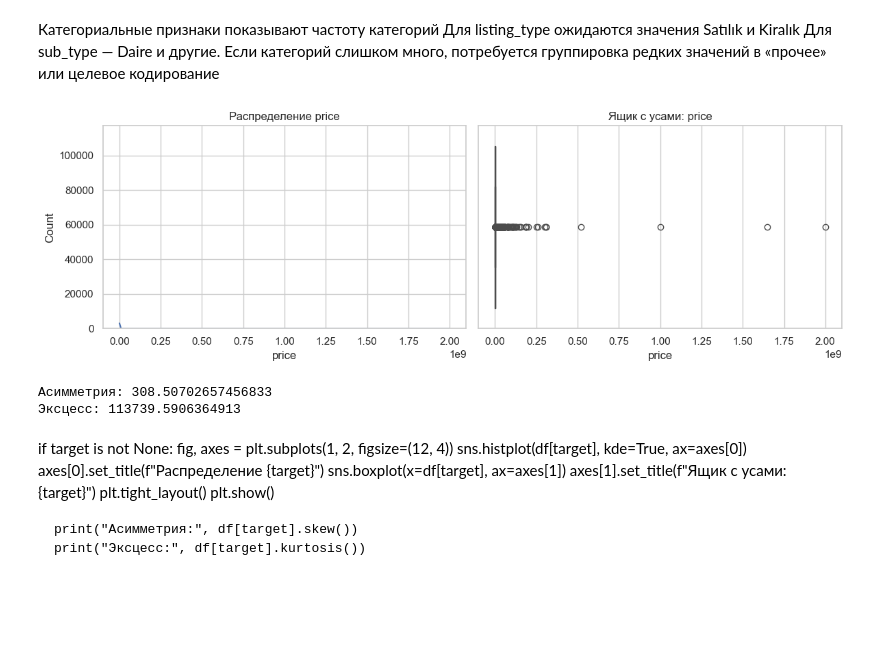
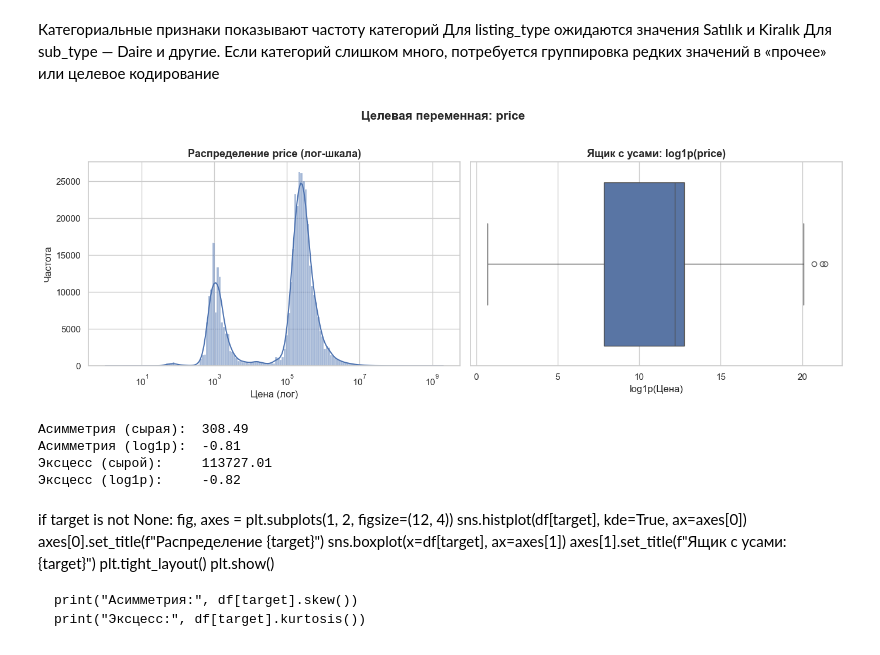
Before and after one commit to velvetrobe/Turkish_real_estate_machine, a Jupyter notebook: real_estate.ipynb, the cells around one changed output. Cells and saved outputs as stored; diff of their text form; code cells hidden in the pictures; blank space fills up the shorter version.

```diff
--- a/real_estate.ipynb
+++ b/real_estate.ipynb
@@ -145,20 +145,35 @@ Name: count, dtype: int64
 Категориальные признаки показывают частоту категорий Для listing_type ожидаются значения Satılık и Kiralık Для sub_type — Daire и другие. Если категорий слишком много, потребуется группировка редких значений в «прочее» или целевое кодирование
 # %%
 if target is not None:
-    fig, axes = plt.subplots(1, 2, figsize=(12, 4))
-    sns.histplot(df[target], kde=True, ax=axes[0])
-    axes[0].set_title(f"Распределение {target}")
-    sns.boxplot(x=df[target], ax=axes[1])
-    axes[1].set_title(f"Ящик с усами: {target}")
+    price = df[target].dropna()
+    price = price[price > 0]
+
+    fig, axes = plt.subplots(1, 2, figsize=(14, 5))
+
+    sns.histplot(price, kde=True, ax=axes[0],
+                 color="#4C72B0", edgecolor="white", log_scale=True)
+    axes[0].set_title(f"Распределение {target} (лог-шкала)", fontsize=13, fontweight="bold")
+    axes[0].set_xlabel("Цена (лог)")
+    axes[0].set_ylabel("Частота")
+
+    sns.boxplot(x=np.log1p(price), ax=axes[1], color="#4C72B0")
+    axes[1].set_title(f"Ящик с усами: log1p({target})", fontsize=13, fontweight="bold")
+    axes[1].set_xlabel("log1p(Цена)")
+
+    plt.suptitle(f"Целевая переменная: {target}", fontsize=15, fontweight="bold", y=1.02)
     plt.tight_layout()
     plt.show()
 
-    print("Асимметрия:", df[target].skew())
-    print("Эксцесс:", df[target].kurtosis())
+    print(f"Асимметрия (сырая):  {price.skew():.2f}")
+    print(f"Асимметрия (log1p):  {np.log1p(price).skew():.2f}")
+    print(f"Эксцесс (сырой):     {price.kurtosis():.2f}")
+    print(f"Эксцесс (log1p):     {np.log1p(price).kurtosis():.2f}")
 # %% [output]
-[figure, old version]
+[figure, new version]
-Асимметрия: 308.50702657456833
-Эксцесс: 113739.5906364913
+Асимметрия (сырая):  308.49
+Асимметрия (log1p):  -0.81
+Эксцесс (сырой):     113727.01
+Эксцесс (log1p):     -0.82
 # %% [markdown]
 if target is not None:
     fig, axes = plt.subplots(1, 2, figsize=(12, 4))
```
Also changed, not shown: parts of 21 cells of this notebook, 23 other files.
